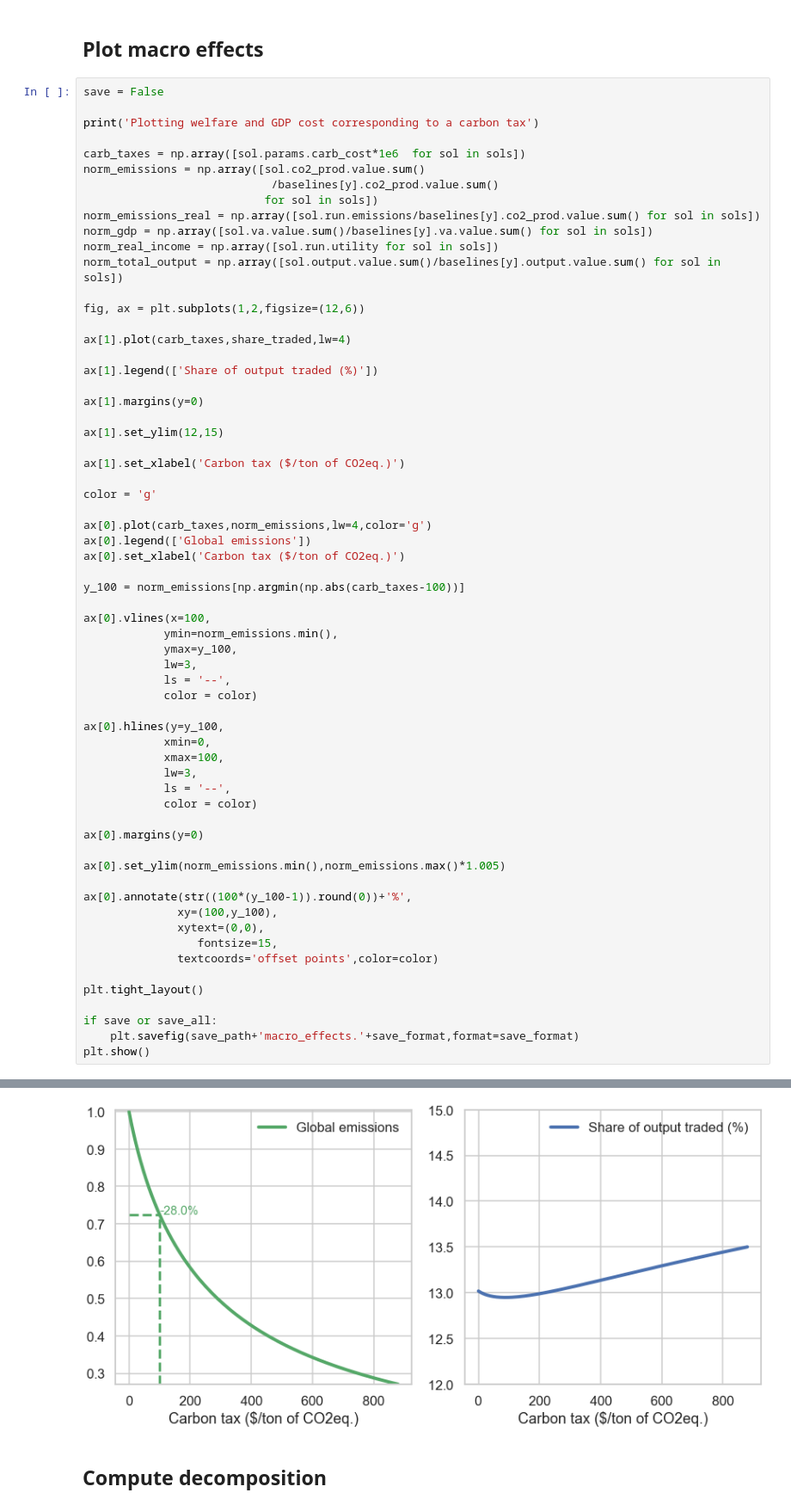
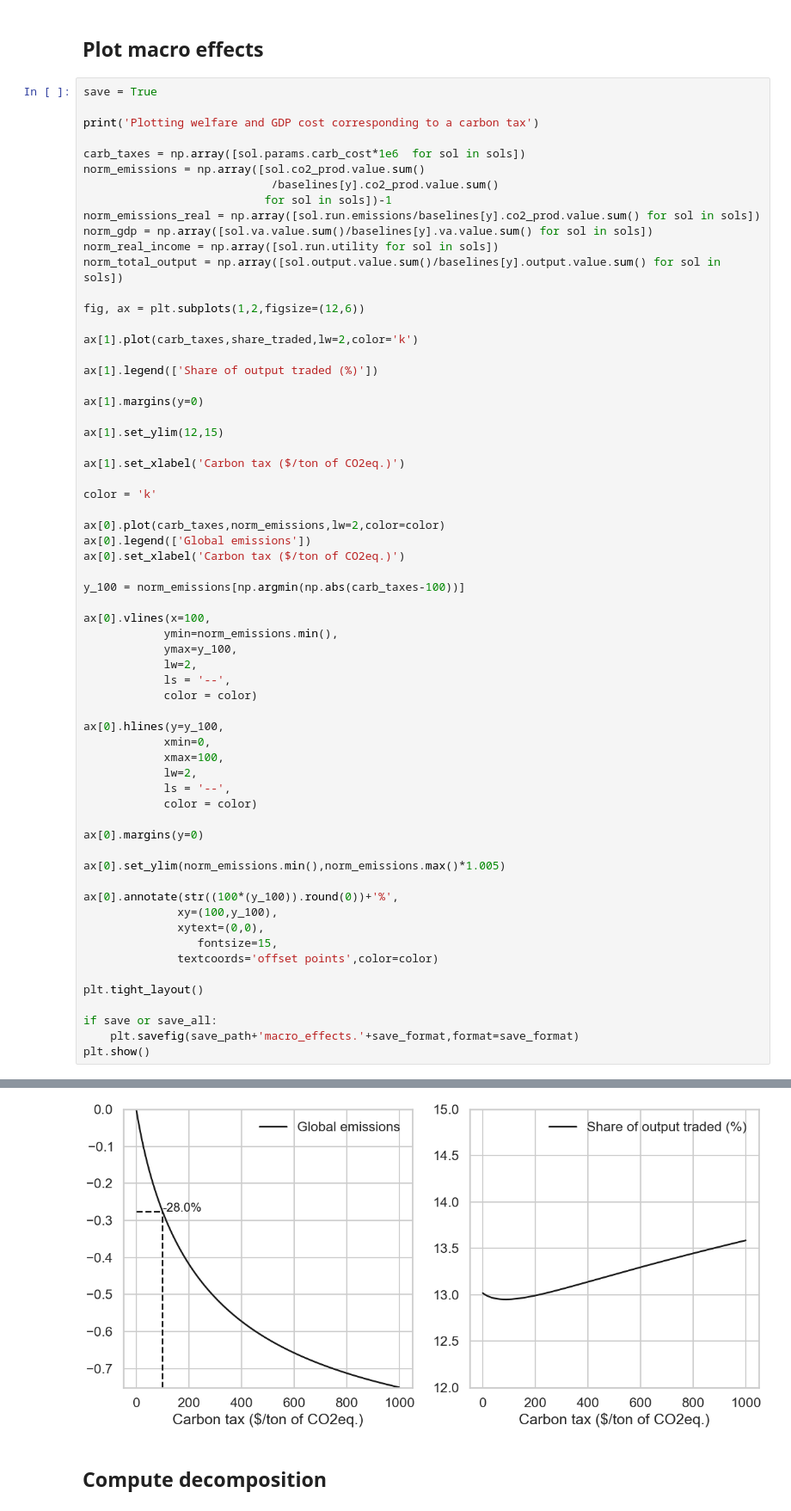
Before and after one commit to todortodor/plots_sustglob_paper, a Jupyter notebook: plots.ipynb, the cells around one changed output, grey strips where cells are left out. Shown at 86% size. Drawn from its saved outputs; the diff is of its cells as text.

```diff
--- a/plots.ipynb
+++ b/plots.ipynb
@@ -358,14 +358,14 @@ Computing share of output traded
 # %% [markdown]
 ## Plot macro effects
 # %%
-save = False
+save = True
 
 print('Plotting welfare and GDP cost corresponding to a carbon tax')
 
 carb_taxes = np.array([sol.params.carb_cost*1e6  for sol in sols])
 norm_emissions = np.array([sol.co2_prod.value.sum()
                             /baselines[y].co2_prod.value.sum()
-                           for sol in sols])
+                           for sol in sols])-1
 norm_emissions_real = np.array([sol.run.emissions/baselines[y].co2_prod.value.sum() for sol in sols])
 norm_gdp = np.array([sol.va.value.sum()/baselines[y].va.value.sum() for sol in sols])
 norm_real_income = np.array([sol.run.utility for sol in sols])
@@ -373,7 +373,7 @@ norm_total_output = np.array([sol.output.value.sum()/baselines[y].output.value.s
 
 fig, ax = plt.subplots(1,2,figsize=(12,6))
 
-ax[1].plot(carb_taxes,share_traded,lw=4)
+ax[1].plot(carb_taxes,share_traded,lw=2,color='k')
 
 ax[1].legend(['Share of output traded (%)'])
 
@@ -383,46 +383,46 @@ ax[1].set_ylim(12,15)
 
 ax[1].set_xlabel('Carbon tax ($/ton of CO2eq.)')
 
-color = 'g'
+color = 'k'
 
-ax[0].plot(carb_taxes,norm_emissions,lw=4,color='g')
+ax[0].plot(carb_taxes,norm_emissions,lw=2,color=color)
 ax[0].legend(['Global emissions'])
 ax[0].set_xlabel('Carbon tax ($/ton of CO2eq.)')
 
 y_100 = norm_emissions[np.argmin(np.abs(carb_taxes-100))]
 
 ax[0].vlines(x=100,
             ymin=norm_emissions.min(),
             ymax=y_100,
-            lw=3,
+            lw=2,
             ls = '--',
             color = color)
 
 ax[0].hlines(y=y_100,
             xmin=0,
             xmax=100,
-            lw=3,
+            lw=2,
             ls = '--',
             color = color)
 
 ax[0].margins(y=0)
 
 ax[0].set_ylim(norm_emissions.min(),norm_emissions.max()*1.005)
 
-ax[0].annotate(str((100*(y_100-1)).round(0))+'%',
+ax[0].annotate(str((100*(y_100)).round(0))+'%',
               xy=(100,y_100),
               xytext=(0,0),
                  fontsize=15,
               textcoords='offset points',color=color)
 
 plt.tight_layout()
 
 if save or save_all:
     plt.savefig(save_path+'macro_effects.'+save_format,format=save_format)
 plt.show()
 # %% [output]
 Plotting welfare and GDP cost corresponding to a carbon tax
-[figure, old version]
+[figure, new version]
 # %% [markdown]
 ## Compute decomposition
 # %%
```
Also changed, not shown: parts of 10 cells of this notebook, 50 other files.
